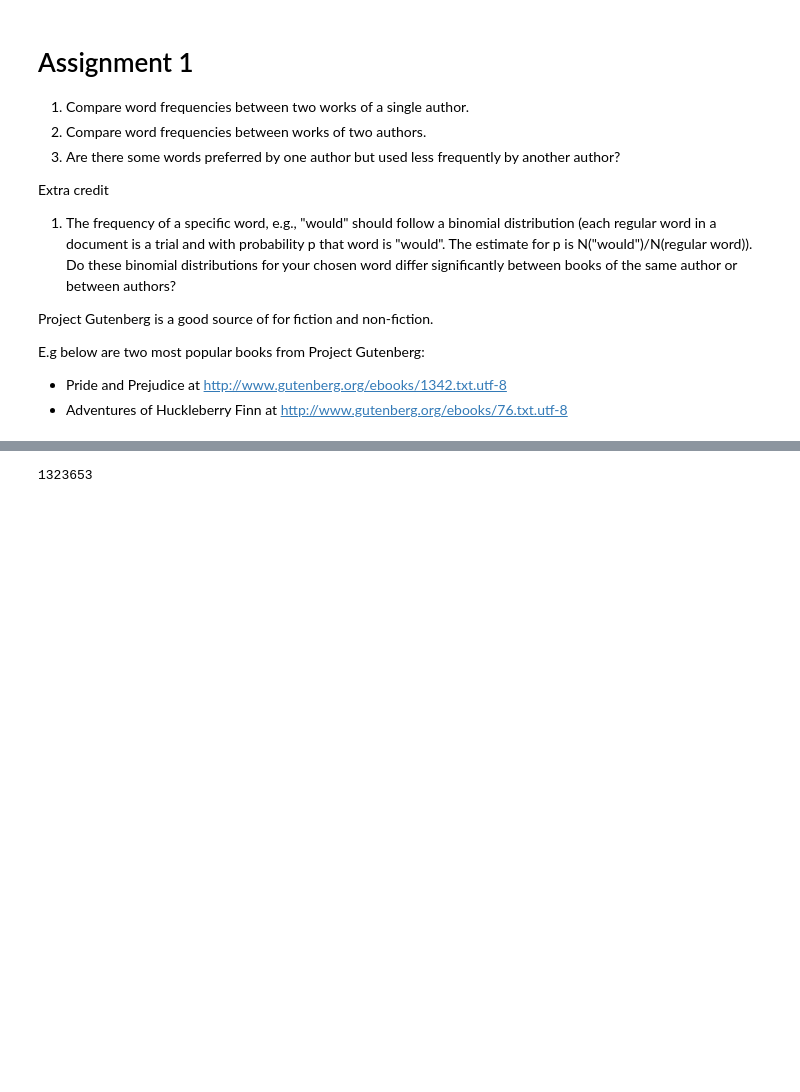
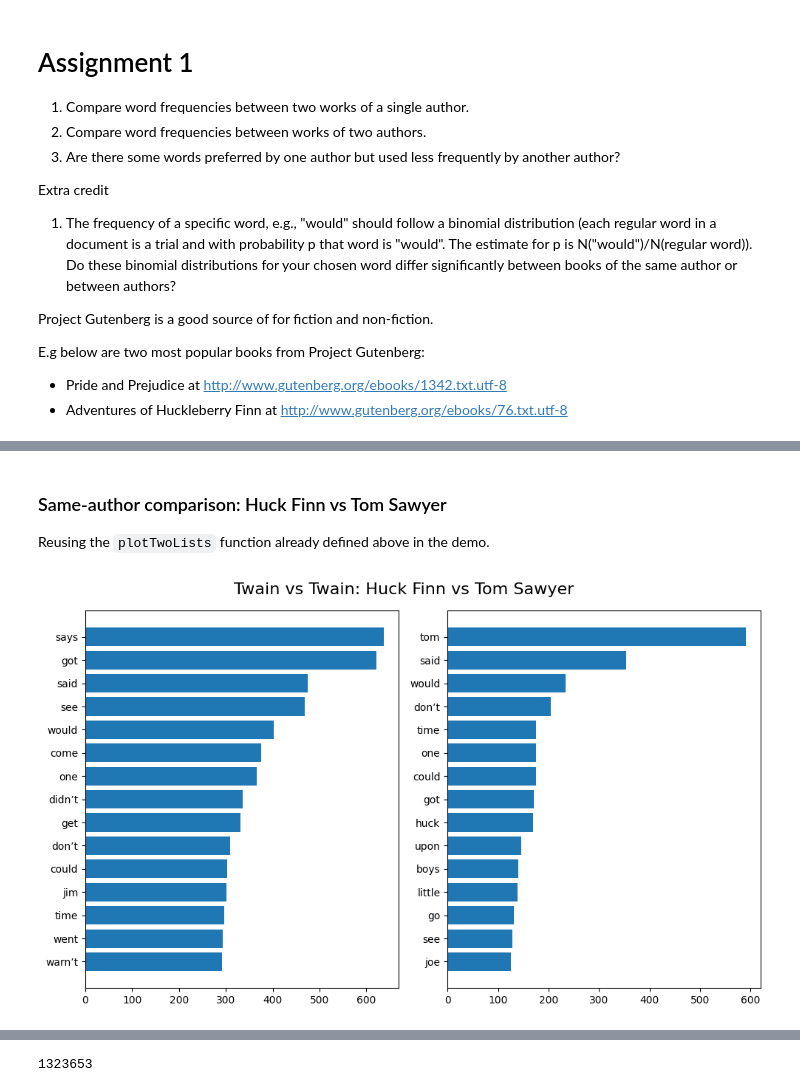
Before and after one commit to utk-cs445-fall26/MiniProject1, a Jupyter notebook: cgoering.ipynb, the cells around one changed output, grey strips where cells are left out. Cells and saved outputs as stored; diff of their text form; code cells hidden in the pictures; blank space fills up the shorter version.

```diff
--- a/cgoering.ipynb
+++ b/cgoering.ipynb
@@ -257,0 +101,10 @@ E.g below are two most popular books from Project Gutenberg:
+# %%
+def top_n(wf, n=15):
+    return sorted(wf.items(), key=operator.itemgetter(1), reverse=True)[:n]
+
+top_huck = top_n(wf_huck)
+top_tom  = top_n(wf_tom)
+top_wild = top_n(wf_wild)
+
+print('Top words -- Huck Finn:')
+for w, c in top_huck: print(f'{w}\t{c}')
@@ -257,0 +128,33 @@ E.g below are two most popular books from Project Gutenberg:
+# %% [markdown]
+### Same-author comparison: Huck Finn vs Tom Sawyer
+
+Reusing the `plotTwoLists` function already defined above in the demo.
+# %%
+import numpy as np
+import matplotlib.pyplot as plt
+%matplotlib inline
+
+def plot_two_lists(list_a, list_b, title):
+    f = plt.figure(figsize=(10, 6))
+    f.suptitle(title, fontsize=16)
+
+    ax1 = f.add_subplot(121)
+    pos_a = np.arange(len(list_a))
+    ax1.barh(pos_a, [x[1] for x in list_a], align='center')
+    ax1.set_yticks(pos_a)
+    ax1.set_yticklabels([x[0] for x in list_a])
+    ax1.invert_yaxis()
+
+    ax2 = f.add_subplot(122)
+    pos_b = np.arange(len(list_b))
+    ax2.barh(pos_b, [x[1] for x in list_b], align='center')
+    ax2.set_yticks(pos_b)
+    ax2.set_yticklabels([x[0] for x in list_b])
+    ax2.invert_yaxis()
+
+    plt.tight_layout()
+    plt.show()
+# %%
+plot_two_lists(top_huck, top_tom, 'Twain vs Twain: Huck Finn vs Tom Sawyer')
+# %% [output]
+[figure, added]
```
Also changed, not shown: parts of 19 cells of this notebook, 1 other file.
